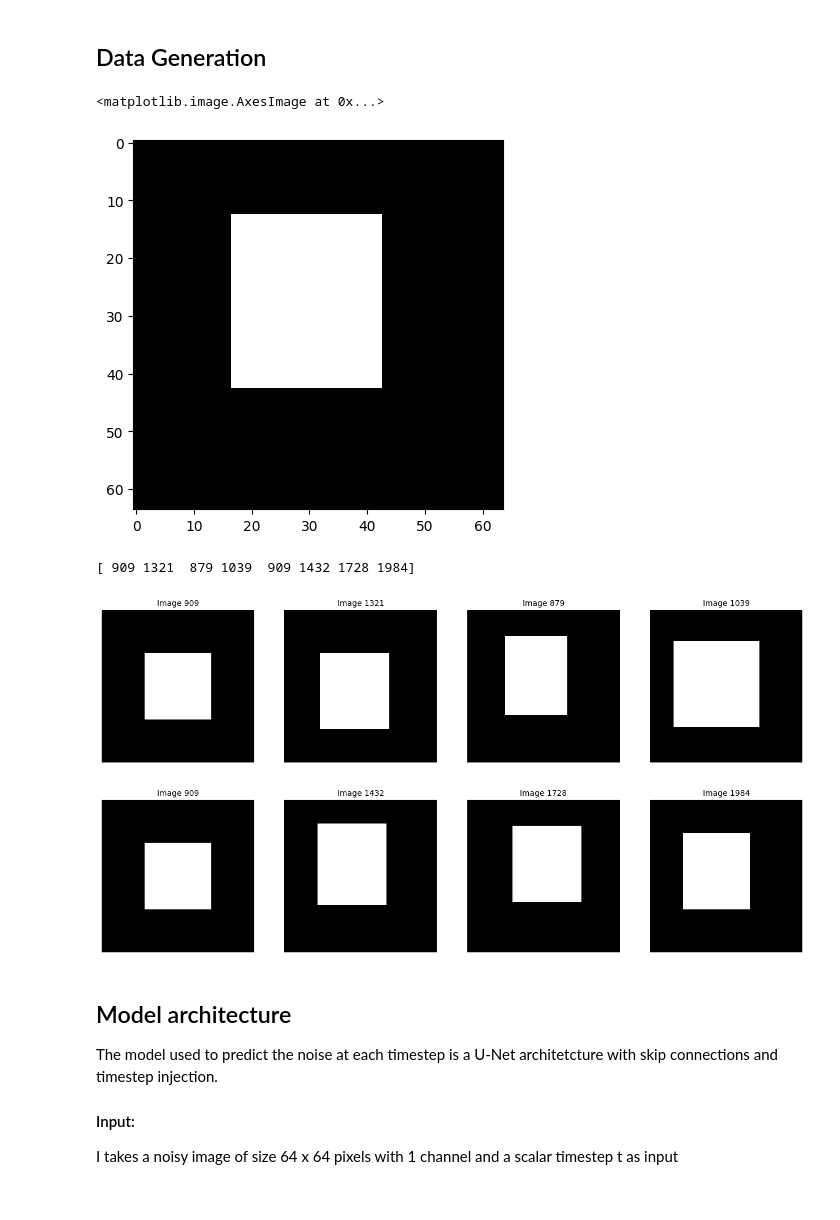
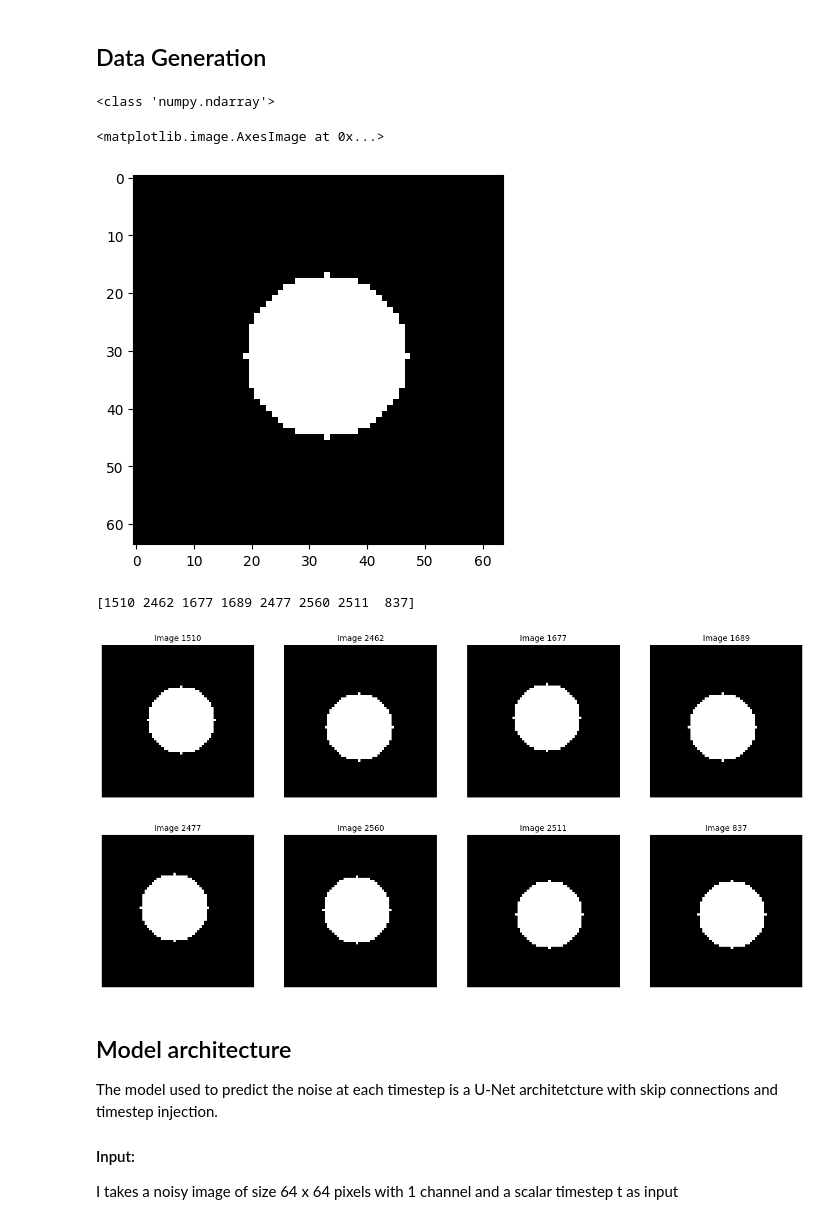
Before and after one commit to maruand/Basic-Diffusion-Model-Demo, a Jupyter notebook: diffusion_patterns.ipynb, the cells around one changed output. Drawn from its saved outputs; the diff is of its cells as text; code cells hidden in the pictures.

```diff
--- a/diffusion_patterns.ipynb
+++ b/diffusion_patterns.ipynb
@@ -45,14 +54,15 @@ def generate_random_shape(size, shape=None):
         return cv.rectangle(img, pt1=(x1,y1),pt2=(x2,y2),color=color, thickness=thickness)
     elif shape == 'circle':
 
-        x, y = np.random.randint(25,35,size=2)
-        radius = np.random.randint(5,15)
+        x, y = np.random.randint(30,35,size=2)
+        radius = np.random.randint(14,15)
 
         return cv.circle(img, center=(x, y), radius=radius, color=color, thickness=thickness)
 print(type(generate_random_shape(64,shape='circle')))
 plt.imshow(generate_random_shape(64,shape='circle'), cmap='grey')
 # %% [output]
-<matplotlib.image.AxesImage at 0x...>
+<class 'numpy.ndarray'>
+<matplotlib.image.AxesImage at 0x...>
-[figure, old version]
+[figure, new version]
 # %%
 for i in range(3000):
@@ -66,21 +76,21 @@ for i in range(3000):
 # %%
 imgs_idx = np.random.choice(range(3000),size=(8))
 print(imgs_idx)
 
 figure1 = plt.figure(figsize=(16,8))
 i=0
 for idx in imgs_idx:
 
-    img = cv.imread(f'./data/data_rect_3000/img_{idx}.png', cv.IMREAD_GRAYSCALE)
+    img = cv.imread(f'./data/data_circle_3000/img_{idx}.png', cv.IMREAD_GRAYSCALE)
 
     ax = figure1.add_subplot(2, 4, i+1)
     ax.imshow(img, cmap='gray')
     ax.axis('off')
     ax.set_title(f'Image {idx}', fontsize=10)
     i += 1
 # %% [output]
-[ 909 1321  879 1039  909 1432 1728 1984]
+[1510 2462 1677 1689 2477 2560 2511  837]
-[figure, old version]
+[figure, new version]
 # %%
 class image_dataset(data.Dataset):
     """
```
Also changed, not shown: parts of 11 cells of this notebook, 1 other file.
